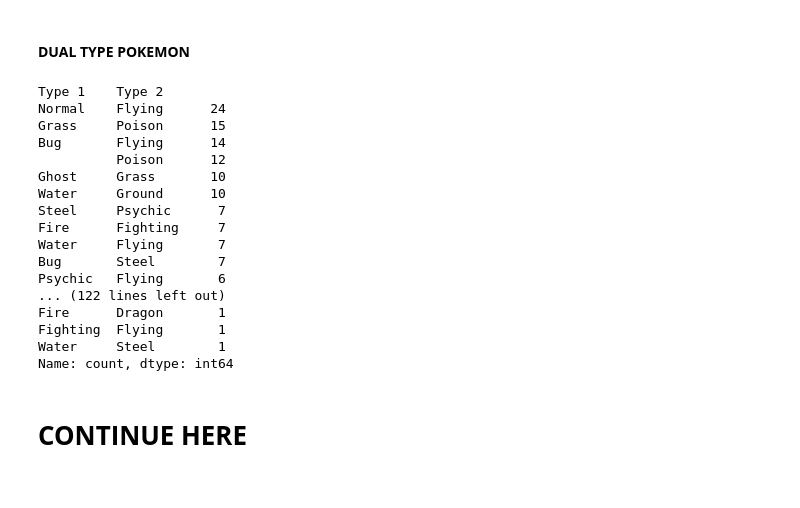
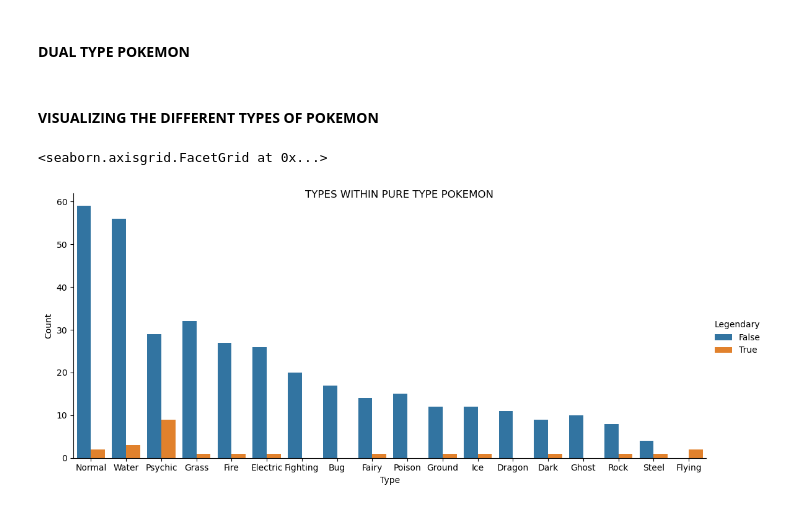
Before and after one commit to r-taeja/Data-Science, a Jupyter notebook: Pokemon/pokemon.ipynb, the cells around one changed output. Saved outputs shown, nothing was run; the diff lists cells and outputs as text; code cells hidden in the pictures.

Commit message:
Added visualizations for different types of Pokemon and their attack.

```diff
--- a/Pokemon/pokemon.ipynb
+++ b/Pokemon/pokemon.ipynb
@@ -313,27 +277,18 @@ From here on, let's work with the Dual type pokemon first, and then, the Pure ty
 #df.loc[(df['Type'] == 'Dual Type'), ['Type 1']].value_counts()
 # %%
 #Total number of pokemon as categorised by both type 1 and type 2
-df.loc[(df['Type'] == 'Dual Type'), ['Type 1', 'Type 2']].value_counts()
+#df.loc[(df['Type'] == 'Dual Type'), ['Type 1', 'Type 2']].value_counts()
-# %% [output]
-Type 1    Type 2
-Normal    Flying      24
-Grass     Poison      15
-Bug       Flying      14
-          Poison      12
-Ghost     Grass       10
-Water     Ground      10
-Steel     Psychic      7
-Fire      Fighting     7
-Water     Flying       7
-Bug       Steel        7
-Psychic   Flying       6
-... (122 lines left out)
-Fire      Dragon       1
-Fighting  Flying       1
-Water     Steel        1
-Name: count, dtype: int64
 # %%
 #Verifying if the above output is correct
 #df.loc[(df['Type'] == 'Dual Type') & (df['Type 1'] == 'Bug'), ['Type 1', 'Type 2']].value_counts().sum()
 # %% [markdown]
-# **CONTINUE HERE**
+#### **VISUALIZING THE DIFFERENT TYPES OF POKEMON**
+# %%
+#Graph of Different Types within the Pure Type Pokemon
+pure_types = sns.catplot(data = df.loc[df['Type'] == 'Pure Type'], x = 'Type 1', order = df.loc[df['Type'] == 'Pure Type', 'Type 1'].value_counts().index, hue = 'Legendary', kind = 'count', aspect = 2.2)
+
+pure_types.figure.suptitle('TYPES WITHIN PURE TYPE POKEMON')
+pure_types.set_axis_labels('Type', 'Count')
+# %% [output]
+<seaborn.axisgrid.FacetGrid at 0x...>
+[figure, added]
```
Also changed, not shown: parts of 19 cells of this notebook.
